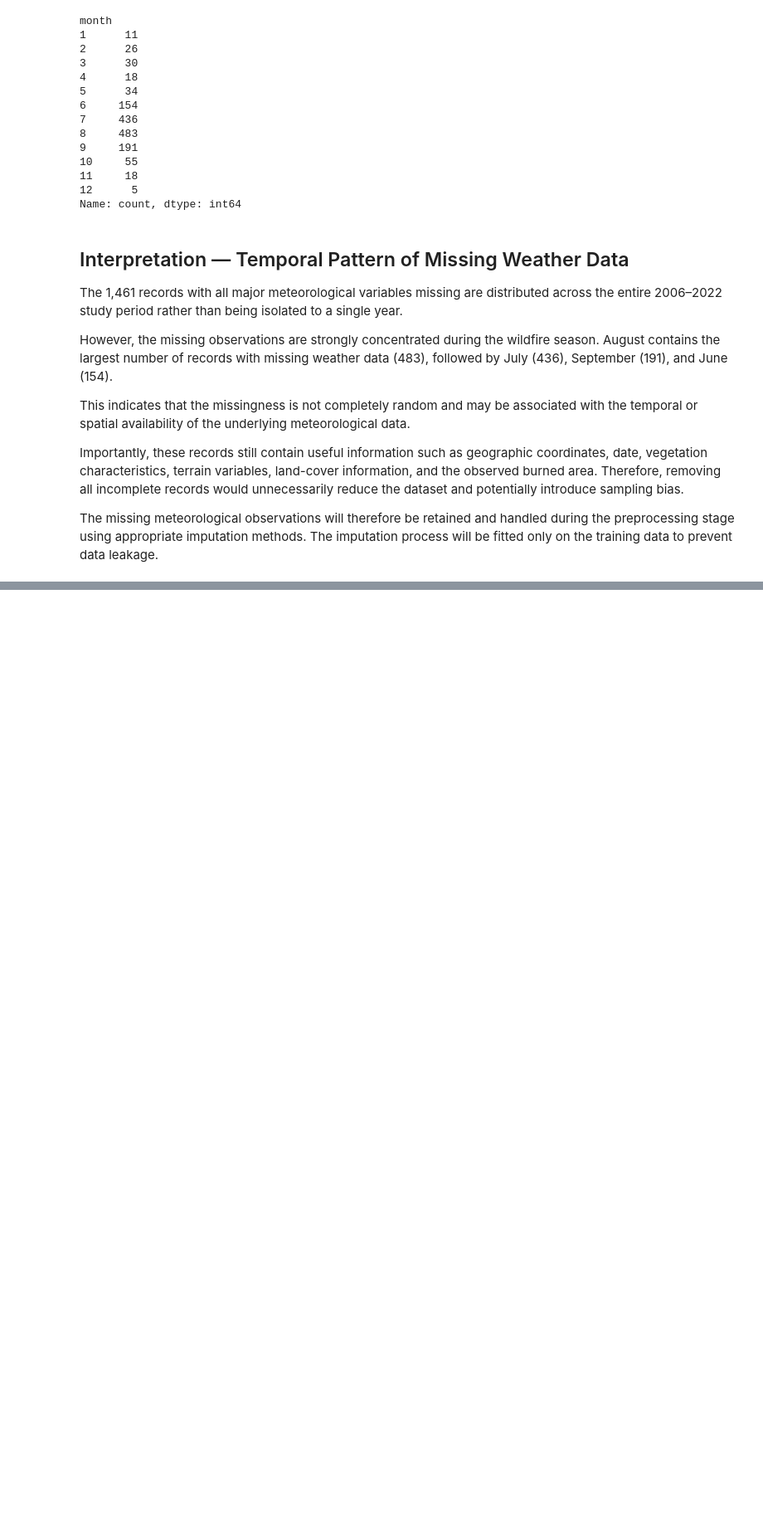
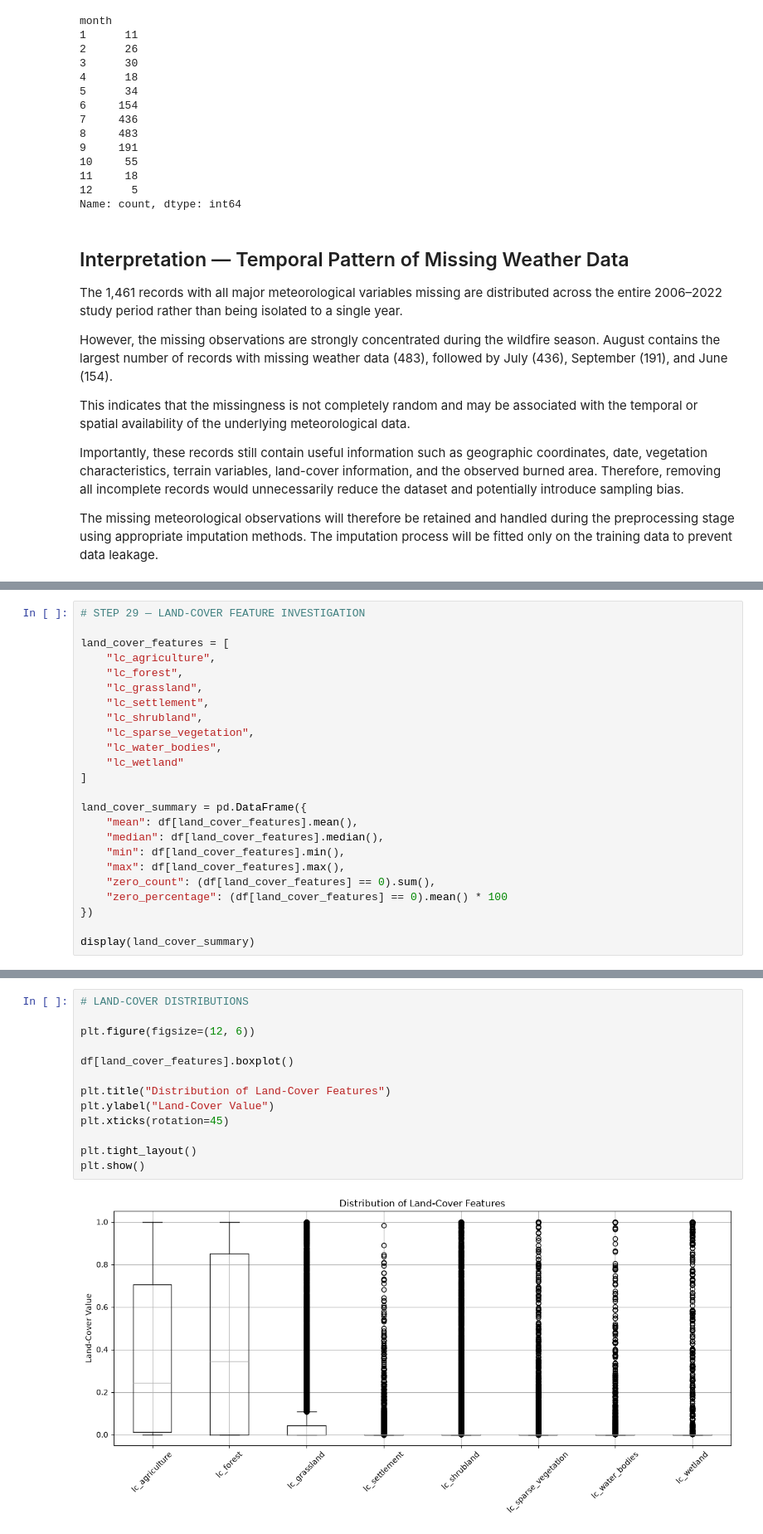
Before and after one commit to mraznyrazeek/ML-Based-Forest-Fire-Prediction-Project, a Jupyter notebook: backend/notebooks/01_mesogeos_data_investigation.ipynb, the cells around one changed output, grey strips where cells are left out. Shown at 83% size. Saved outputs shown, nothing was run; the diff lists cells and outputs as text; blank space fills up the shorter version.

```diff
--- a/backend/notebooks/01_mesogeos_data_investigation.ipynb
+++ b/backend/notebooks/01_mesogeos_data_investigation.ipynb
@@ -946,0 +1230,24 @@ The missing meteorological observations will therefore be retained and handled d
+# %%
+# STEP 29 — LAND-COVER FEATURE INVESTIGATION
+
+land_cover_features = [
+    "lc_agriculture",
+    "lc_forest",
+    "lc_grassland",
+    "lc_settlement",
+    "lc_shrubland",
+    "lc_sparse_vegetation",
+    "lc_water_bodies",
+    "lc_wetland"
+]
+
+land_cover_summary = pd.DataFrame({
+    "mean": df[land_cover_features].mean(),
+    "median": df[land_cover_features].median(),
+    "min": df[land_cover_features].min(),
+    "max": df[land_cover_features].max(),
+    "zero_count": (df[land_cover_features] == 0).sum(),
+    "zero_percentage": (df[land_cover_features] == 0).mean() * 100
+})
+
+display(land_cover_summary)
@@ -946,0 +1264,15 @@ The missing meteorological observations will therefore be retained and handled d
+# %%
+# LAND-COVER DISTRIBUTIONS
+
+plt.figure(figsize=(12, 6))
+
+df[land_cover_features].boxplot()
+
+plt.title("Distribution of Land-Cover Features")
+plt.ylabel("Land-Cover Value")
+plt.xticks(rotation=45)
+
+plt.tight_layout()
+plt.show()
+# %% [output]
+[figure, added]
```
Also changed, not shown: parts of 42 cells of this notebook.
